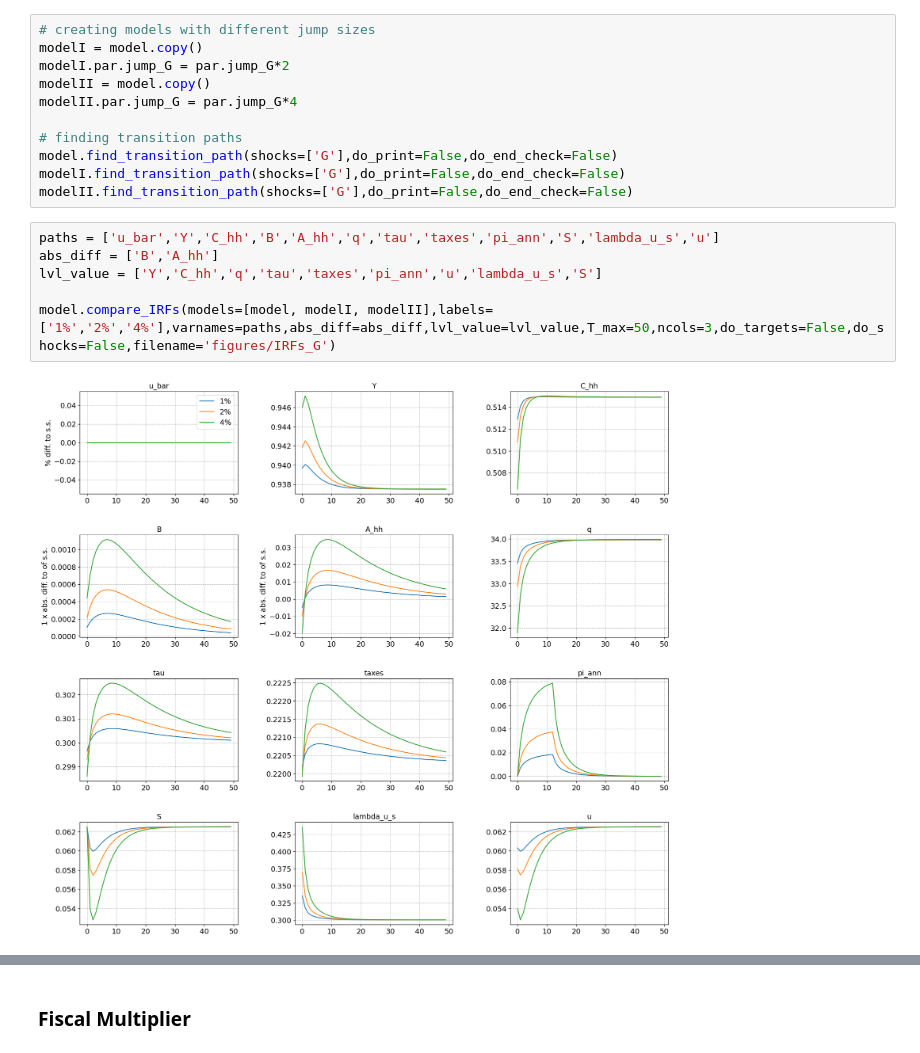
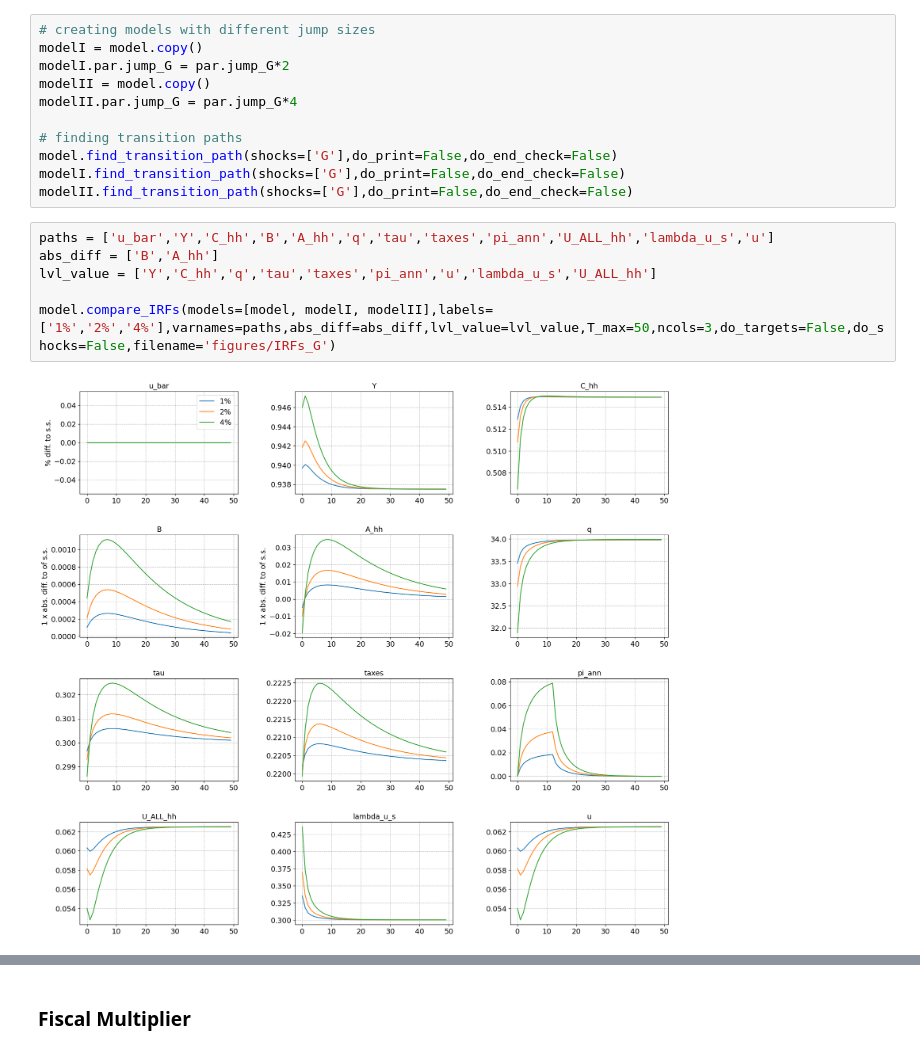
Before and after one commit to JohanOelgaard/AdvMacroHetAgent, a Jupyter notebook: Exam/HANK-SAM.ipynb, the cells around one changed output, grey strips where cells are left out. Saved outputs shown, nothing was run; the diff lists cells and outputs as text.

Commit message:
Updated graphs and re-ran model

```diff
--- a/Exam/HANK-SAM.ipynb
+++ b/Exam/HANK-SAM.ipynb
@@ -233,11 +233,11 @@ model.find_transition_path(shocks=['G'],do_print=False,do_end_check=False)
 modelI.find_transition_path(shocks=['G'],do_print=False,do_end_check=False)
 modelII.find_transition_path(shocks=['G'],do_print=False,do_end_check=False)
 # %%
-paths = ['u_bar','Y','C_hh','B','A_hh','q','tau','taxes','pi_ann','S','lambda_u_s','u']
+paths = ['u_bar','Y','C_hh','B','A_hh','q','tau','taxes','pi_ann','U_ALL_hh','lambda_u_s','u']
 abs_diff = ['B','A_hh']
-lvl_value = ['Y','C_hh','q','tau','taxes','pi_ann','u','lambda_u_s','S']
+lvl_value = ['Y','C_hh','q','tau','taxes','pi_ann','u','lambda_u_s','U_ALL_hh']
 
 model.compare_IRFs(models=[model, modelI, modelII],labels=['1%','2%','4%'],varnames=paths,abs_diff=abs_diff,lvl_value=lvl_value,T_max=50,ncols=3,do_targets=False,do_shocks=False,filename='figures/IRFs_G')
 # %% [output]
-[figure, old version]
+[figure, new version]
 # %%
```
Also changed, not shown: parts of 10 cells of this notebook, 9 other files.
